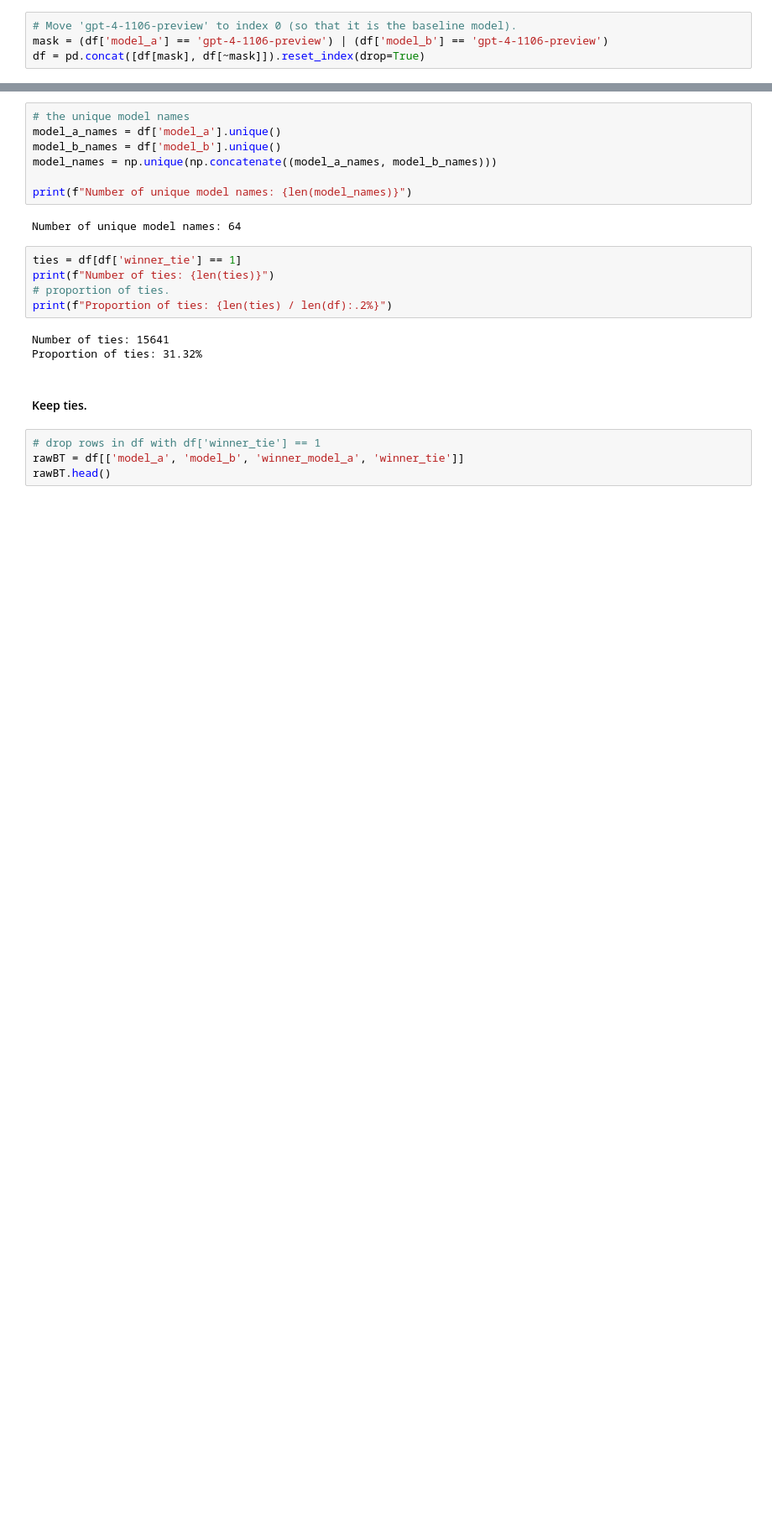
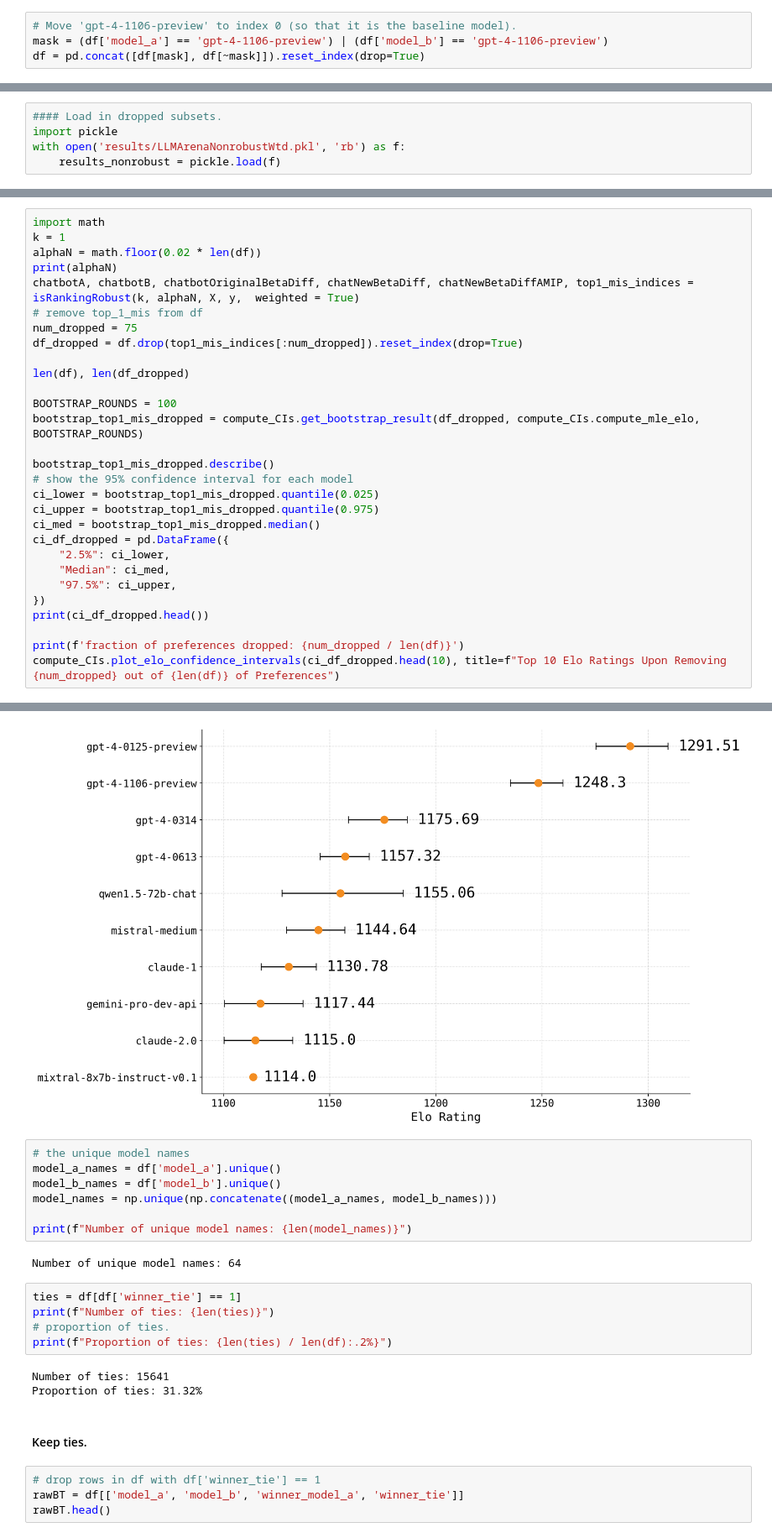
Before and after one commit to JennyHuang19/IsRankingRobust, a Jupyter notebook: notebooks/llmJudgeArenaWtd.ipynb, the cells around one changed output, grey strips where cells are left out. Shown at 84% size. Drawn from its saved outputs; the diff is of its cells as text; blank space fills up the shorter version.

```diff
--- a/notebooks/llmJudgeArenaWtd.ipynb
+++ b/notebooks/llmJudgeArenaWtd.ipynb
@@ -52,0 +66,5 @@ df = pd.concat([df[mask], df[~mask]]).reset_index(drop=True)
+# %%
+#### Load in dropped subsets.
+import pickle
+with open('results/LLMArenaNonrobustWtd.pkl', 'rb') as f:
+    results_nonrobust = pickle.load(f)
@@ -52,0 +149,30 @@ df = pd.concat([df[mask], df[~mask]]).reset_index(drop=True)
+# %%
+import math
+k = 1
+alphaN = math.floor(0.02 * len(df))
+print(alphaN)
+chatbotA, chatbotB, chatbotOriginalBetaDiff, chatNewBetaDiff, chatNewBetaDiffAMIP, top1_mis_indices = isRankingRobust(k, alphaN, X, y,  weighted = True)
+# remove top_1_mis from df
+num_dropped = 75
+df_dropped = df.drop(top1_mis_indices[:num_dropped]).reset_index(drop=True)
+
+len(df), len(df_dropped)
+
+BOOTSTRAP_ROUNDS = 100
+bootstrap_top1_mis_dropped = compute_CIs.get_bootstrap_result(df_dropped, compute_CIs.compute_mle_elo, BOOTSTRAP_ROUNDS)
+
+bootstrap_top1_mis_dropped.describe()
+# show the 95% confidence interval for each model
+ci_lower = bootstrap_top1_mis_dropped.quantile(0.025)
+ci_upper = bootstrap_top1_mis_dropped.quantile(0.975)
+ci_med = bootstrap_top1_mis_dropped.median()
+ci_df_dropped = pd.DataFrame({
+    "2.5%": ci_lower,
+    "Median": ci_med,
+    "97.5%": ci_upper,
+})
+print(ci_df_dropped.head())
+
+print(f'fraction of preferences dropped: {num_dropped / len(df)}')
+compute_CIs.plot_elo_confidence_intervals(ci_df_dropped.head(10), title=f"Top 10 Elo Ratings Upon Removing {num_dropped} out of {len(df)} of Preferences")
+# %% [output]
@@ -53,3 +188,4 @@ df = pd.concat([df[mask], df[~mask]]).reset_index(drop=True)
+[figure, added]
 # %%
 # the unique model names
 model_a_names = df['model_a'].unique()
```
Also changed, not shown: parts of 40 cells of this notebook, 3 other files.
